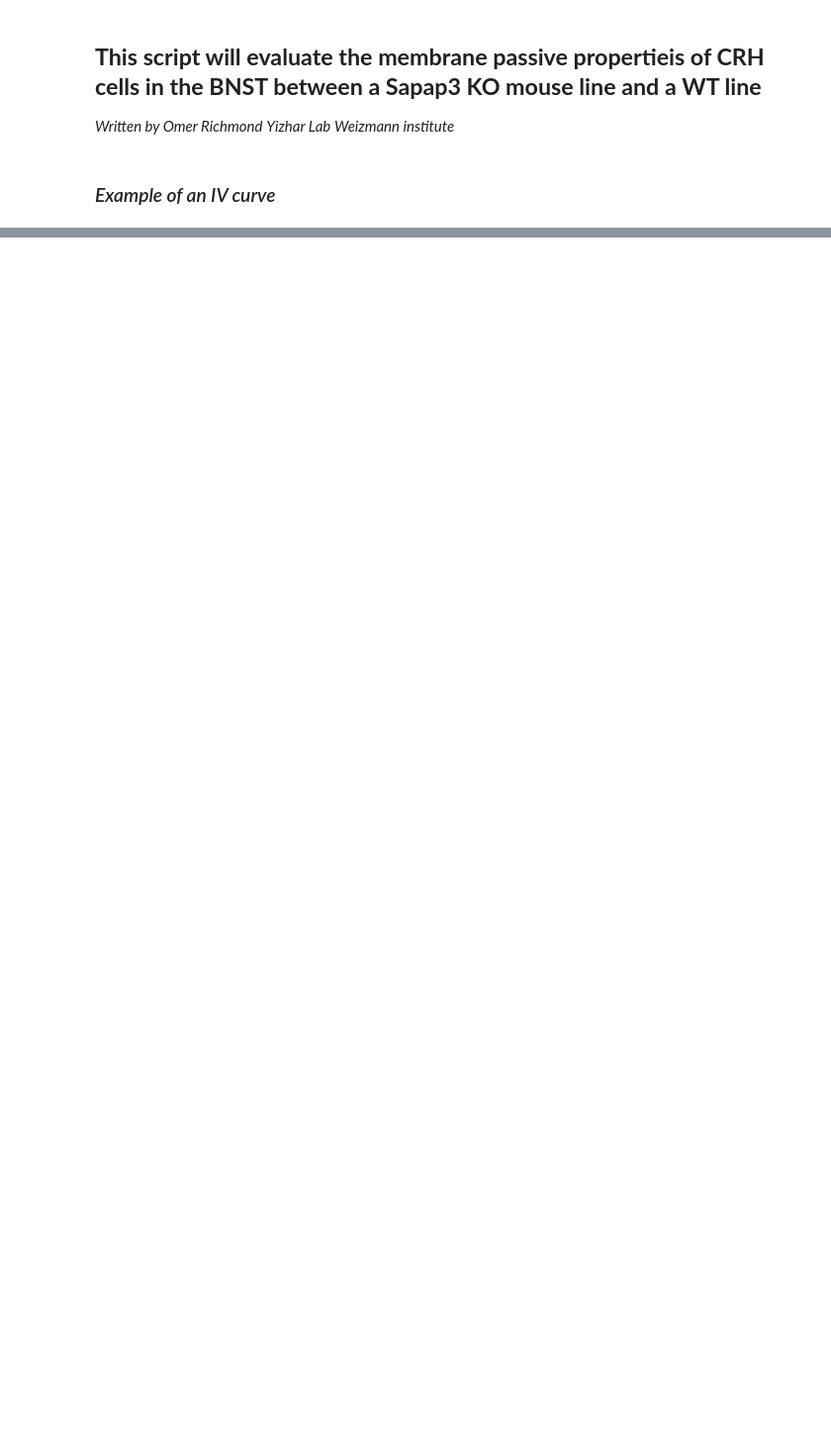
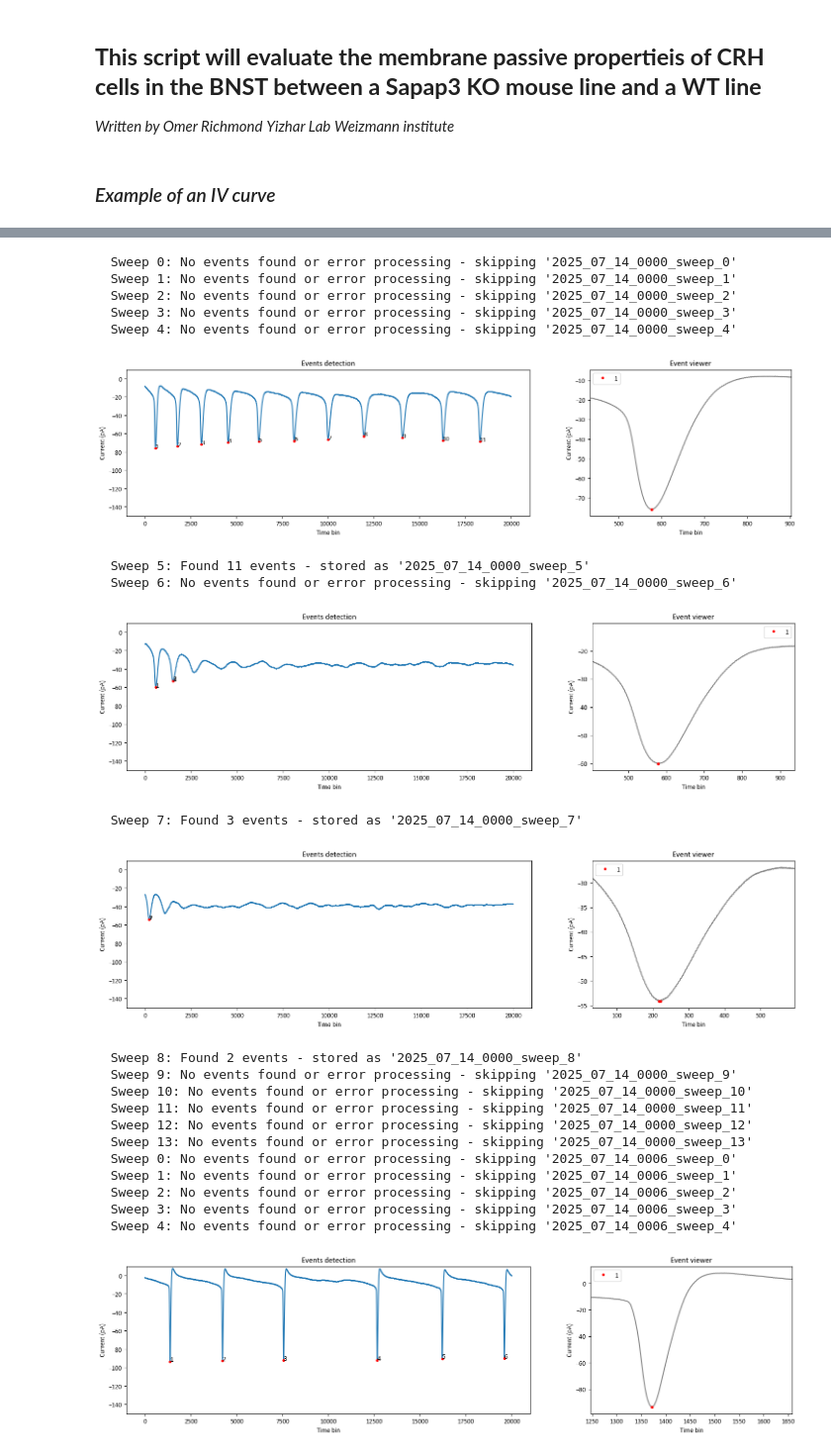
Before and after one commit to OmeRichWeizmann/Yizhar_lab, a Jupyter notebook: Uri's_Sapap3/ephys_sapap3_vs_wt.ipynb, the cells around one changed output, grey strips where cells are left out. Shown at 99% size. Saved outputs shown, nothing was run; the diff lists cells and outputs as text; code cells hidden in the pictures; blank space fills up the shorter version.

```diff
--- a/Uri's_Sapap3/ephys_sapap3_vs_wt.ipynb
+++ b/Uri's_Sapap3/ephys_sapap3_vs_wt.ipynb
@@ -53,7 +53,7 @@ Text(0.5, 0, 'Time (s)')
 # %%
 def peaks_finder(trace_filtred,thresh_min,thresh_max,thresh_prominence,fs):
     fs = 50000
-    peaks_signal = trace_filtred
+    peaks_signal = trace_filtred[497*50:(497*50)+25000] # 497 ms from recording start till stim on and 50 samples per ms]
 
     # Event window parameters
     event_no = 0  # Event viewer: 0 is the first event
@@ -183,5 +183,3 @@ def peaks_finder(trace_filtred,thresh_min,thresh_max,thresh_prominence,fs):
     table.round(3)
     plt.show()
     return table # round: display of decimal numbers in the table
-# %%
-tbl = peaks_finder(-abf.sweepY-60,10,80,0.5,50000)
@@ -235,0 +186,59 @@ IndexError: index 0 is out of bounds for axis 0 with size 0
+# %%
+path = r"""Z:\Omer\Ph.D\Project- Uri's sapap3ko_vs_wt_crh_cells\Data\14.07.25"""
+
+# Dictionary to store all tables with unique keys
+all_sweep_tables = {}
+
+for file in os.listdir(path):
+    if file.endswith('.abf'):
+        file_size = os.path.getsize(os.path.join(path, file)) / 1024  # Size in KB
+        if file_size > 4110:
+            continue  # Skip files smaller than 5000 KB
+        file_name = file.replace('.abf', '')  # Remove .abf extension for cleaner names
+        abf = pyabf.ABF(os.path.join(path, file))
+        for sweep in abf.sweepList:
+            abf.setSweep(sweep, baseline=[0, 20000])
+            table_key = f"{file_name}_sweep_{sweep}"
+            try:
+                tbl = peaks_finder(-abf.sweepY, 40, 120, 15, 50000)
+                tbl['file_name'] = file_name
+                tbl['sweep_number'] = sweep
+                tbl['table_key'] = table_key
+
+                # Store the table in the dictionary
+                all_sweep_tables[table_key] = tbl
+
+                print(f"  Sweep {sweep}: Found {len(tbl)} events - stored as '{table_key}'")
+
+
+            except:
+                print(f"  Sweep {sweep}: No events found or error processing - skipping '{table_key}'")
+                all_sweep_tables[table_key] = pd.DataFrame()  # Store empty DataFrame for failed processing
+                continue
+
+print(f"\nTotal tables created: {len(all_sweep_tables)}")
+print("Available table keys:", list(all_sweep_tables.keys()))
+# %% [output]
+  Sweep 0: No events found or error processing - skipping '2025_07_14_0000_sweep_0'
+  Sweep 1: No events found or error processing - skipping '2025_07_14_0000_sweep_1'
+  Sweep 2: No events found or error processing - skipping '2025_07_14_0000_sweep_2'
+  Sweep 3: No events found or error processing - skipping '2025_07_14_0000_sweep_3'
+  Sweep 4: No events found or error processing - skipping '2025_07_14_0000_sweep_4'
+[figure, added]
+  Sweep 5: Found 11 events - stored as '2025_07_14_0000_sweep_5'
+  Sweep 6: No events found or error processing - skipping '2025_07_14_0000_sweep_6'
+[figure, added]
+  Sweep 7: Found 3 events - stored as '2025_07_14_0000_sweep_7'
+[figure, added]
+  Sweep 8: Found 2 events - stored as '2025_07_14_0000_sweep_8'
+  Sweep 9: No events found or error processing - skipping '2025_07_14_0000_sweep_9'
+  Sweep 10: No events found or error processing - skipping '2025_07_14_0000_sweep_10'
+  Sweep 11: No events found or error processing - skipping '2025_07_14_0000_sweep_11'
+  Sweep 12: No events found or error processing - skipping '2025_07_14_0000_sweep_12'
+  Sweep 13: No events found or error processing - skipping '2025_07_14_0000_sweep_13'
+  Sweep 0: No events found or error processing - skipping '2025_07_14_0006_sweep_0'
+  Sweep 1: No events found or error processing - skipping '2025_07_14_0006_sweep_1'
+  Sweep 2: No events found or error processing - skipping '2025_07_14_0006_sweep_2'
+  Sweep 3: No events found or error processing - skipping '2025_07_14_0006_sweep_3'
+  Sweep 4: No events found or error processing - skipping '2025_07_14_0006_sweep_4'
+[figure, added]
```
Also changed, not shown: parts of 6 cells of this notebook.
